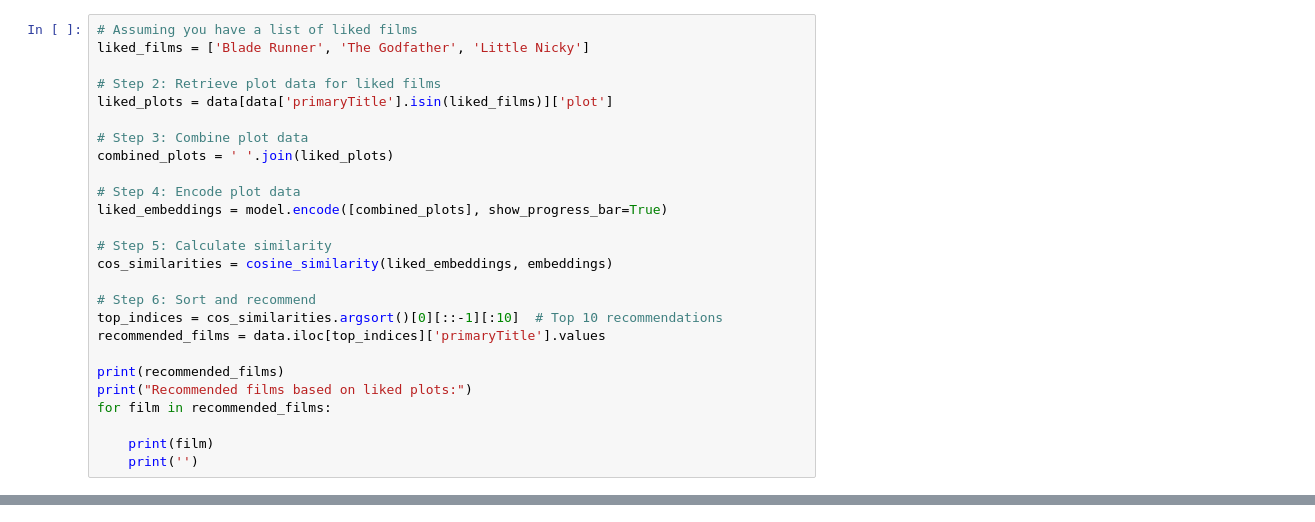
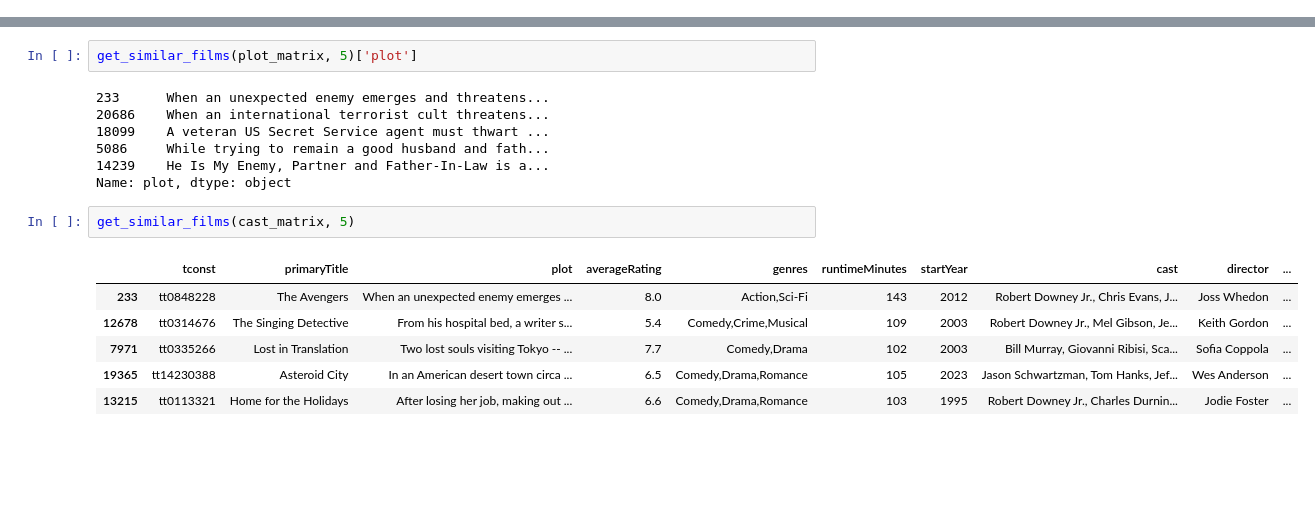
Before and after one commit to Roland-02/Cinephile.com, a Jupyter notebook: recommendEngine.ipynb, the cells around one changed output, grey strips where cells are left out. Drawn from its saved outputs; the diff is of its cells as text; blank space fills up the shorter version.

Commit message:
Finished model

```diff
--- a/recommendEngine.ipynb
+++ b/recommendEngine.ipynb
@@ -96,26 +0,0 @@ Genre: Action,Adventure,Animation
-# %%
-# Assuming you have a list of liked films
-liked_films = ['Blade Runner', 'The Godfather', 'Little Nicky']
-
-# Step 2: Retrieve plot data for liked films
-liked_plots = data[data['primaryTitle'].isin(liked_films)]['plot']
-
-# Step 3: Combine plot data
-combined_plots = ' '.join(liked_plots)
-
-# Step 4: Encode plot data
-liked_embeddings = model.encode([combined_plots], show_progress_bar=True)
-
-# Step 5: Calculate similarity
-cos_similarities = cosine_similarity(liked_embeddings, embeddings)
-
-# Step 6: Sort and recommend
-top_indices = cos_similarities.argsort()[0][::-1][:10]  # Top 10 recommendations
-recommended_films = data.iloc[top_indices]['primaryTitle'].values
-
-print(recommended_films)
-print("Recommended films based on liked plots:")
-for film in recommended_films:
-
-    print(film)
-    print('')
@@ -245,0 +696,18 @@ genres: Comedy,Drama
+# %%
+get_similar_films(plot_matrix, 5)['plot']
+# %% [output]
+233      When an unexpected enemy emerges and threatens...
+20686    When an international terrorist cult threatens...
+18099    A veteran US Secret Service agent must thwart ...
+5086     While trying to remain a good husband and fath...
+14239    He Is My Enemy, Partner and Father-In-Law is a...
+Name: plot, dtype: object
+# %%
+get_similar_films(cast_matrix, 5)
+# %% [output]
+|  | tconst | primaryTitle | plot | averageRating | genres | runtimeMinutes | startYear | cast | director | ... |
+| 233 | tt0848228 | The Avengers | When an unexpected enemy emerges ... | 8.0 | Action,Sci-Fi | 143 | 2012 | Robert Downey Jr., Chris Evans, J... | Joss Whedon | ... |
+| 12678 | tt0314676 | The Singing Detective | From his hospital bed, a writer s... | 5.4 | Comedy,Crime,Musical | 109 | 2003 | Robert Downey Jr., Mel Gibson, Je... | Keith Gordon | ... |
+| 7971 | tt0335266 | Lost in Translation | Two lost souls visiting Tokyo -- ... | 7.7 | Comedy,Drama | 102 | 2003 | Bill Murray, Giovanni Ribisi, Sca... | Sofia Coppola | ... |
+| 19365 | tt14230388 | Asteroid City | In an American desert town circa ... | 6.5 | Comedy,Drama,Romance | 105 | 2023 | Jason Schwartzman, Tom Hanks, Jef... | Wes Anderson | ... |
+| 13215 | tt0113321 | Home for the Holidays | After losing her job, making out ... | 6.6 | Comedy,Drama,Romance | 103 | 1995 | Robert Downey Jr., Charles Durnin... | Jodie Foster | ... |
```
Also changed, not shown: parts of 17 cells of this notebook, 18 other files.
